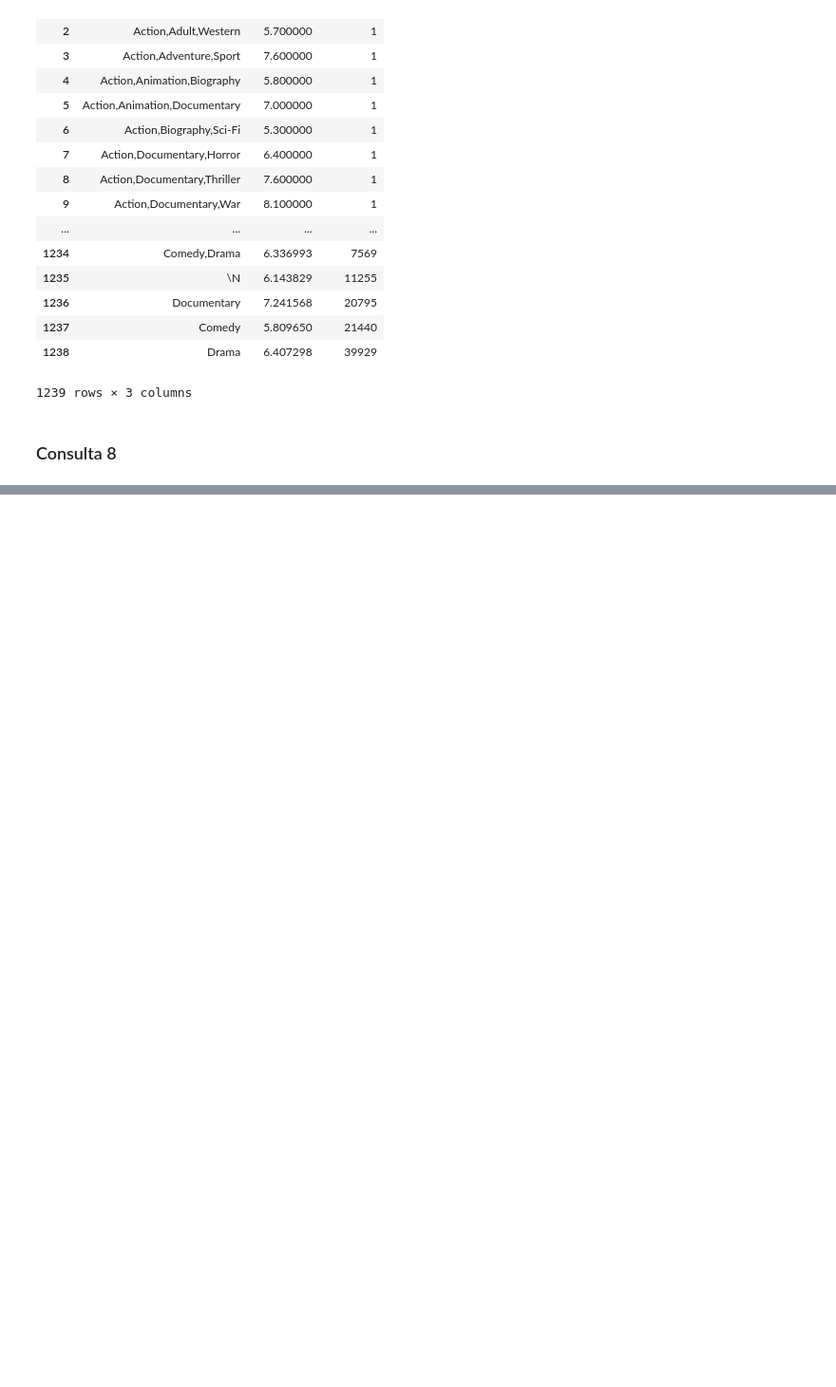
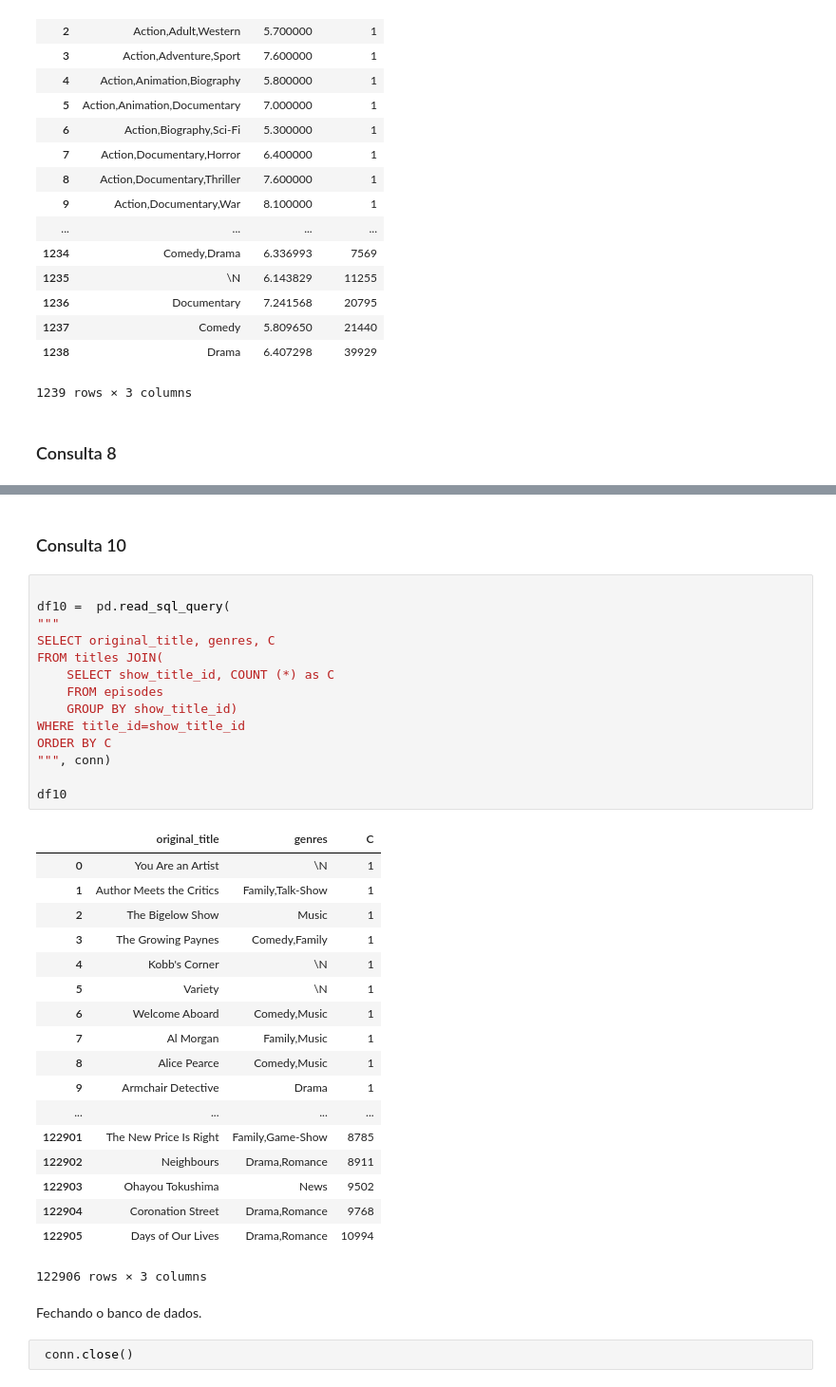
Before and after one commit to lorenaleao/tp-final-bd, a Jupyter notebook: Tp2_consultas.ipynb, the cells around one changed output, grey strips where cells are left out. Shown: that part at 95% size. Saved outputs shown, nothing was run; the diff lists cells and outputs as text; blank space fills up the shorter version.

```diff
--- a/Tp2_consultas.ipynb
+++ b/Tp2_consultas.ipynb
@@ -286,0 +320,39 @@ df8
+# %% [markdown]
+### Consulta 10
+# %%
+
+df10 =  pd.read_sql_query(
+"""
+SELECT original_title, genres, C
+FROM titles JOIN(
+    SELECT show_title_id, COUNT (*) as C
+    FROM episodes
+    GROUP BY show_title_id)
+WHERE title_id=show_title_id
+ORDER BY C
+""", conn)
+
+df10
+# %% [output]
+|  | original_title | genres | C |
+| 0 | You Are an Artist | \N | 1 |
+| 1 | Author Meets the Critics | Family,Talk-Show | 1 |
+| 2 | The Bigelow Show | Music | 1 |
+| 3 | The Growing Paynes | Comedy,Family | 1 |
+| 4 | Kobb's Corner | \N | 1 |
+| 5 | Variety | \N | 1 |
+| 6 | Welcome Aboard | Comedy,Music | 1 |
+| 7 | Al Morgan | Family,Music | 1 |
+| 8 | Alice Pearce | Comedy,Music | 1 |
+| 9 | Armchair Detective | Drama | 1 |
+| ... | ... | ... | ... |
+| 122901 | The New Price Is Right | Family,Game-Show | 8785 |
+| 122902 | Neighbours | Drama,Romance | 8911 |
+| 122903 | Ohayou Tokushima | News | 9502 |
+| 122904 | Coronation Street | Drama,Romance | 9768 |
+| 122905 | Days of Our Lives | Drama,Romance | 10994 |
+122906 rows × 3 columns
+# %% [markdown]
+Fechando o banco de dados.
+# %%
+ conn.close()
```
Also changed, not shown: parts of 4 cells of this notebook.
